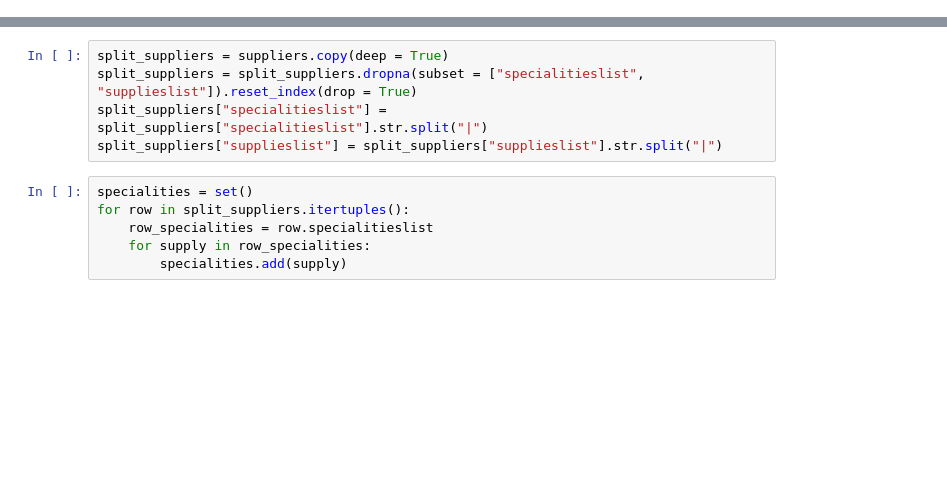
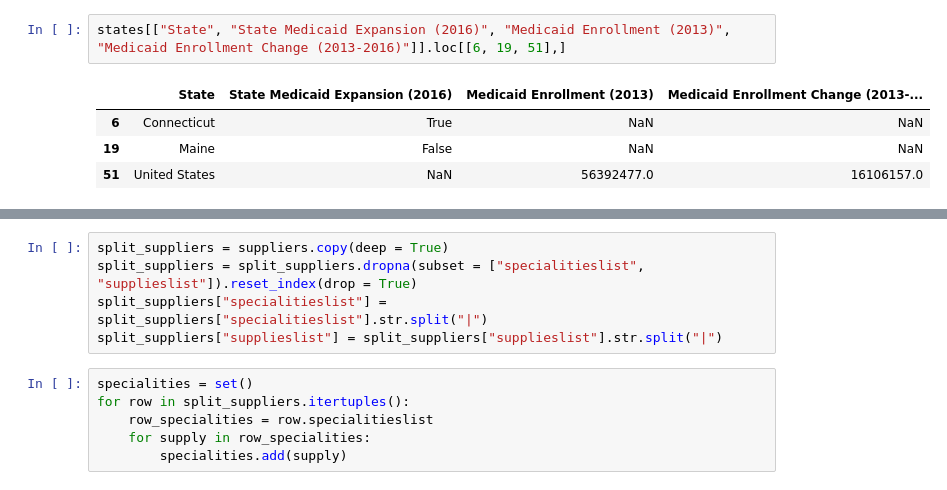
Before and after one commit to ethanduk03/dme_map, a Jupyter notebook: midterm.ipynb, the cells around one changed output, grey strips where cells are left out. Drawn from its saved outputs; the diff is of its cells as text; blank space fills up the shorter version.

```diff
--- a/midterm.ipynb
+++ b/midterm.ipynb
@@ -22,0 +77,7 @@ states.loc[missing_row_indices,]
+# %%
+states[["State", "State Medicaid Expansion (2016)", "Medicaid Enrollment (2013)", "Medicaid Enrollment Change (2013-2016)"]].loc[[6, 19, 51],]
+# %% [output]
+|  | State | State Medicaid Expansion (2016) | Medicaid Enrollment (2013) | Medicaid Enrollment Change (2013-... |
+| 6 | Connecticut | True | NaN | NaN |
+| 19 | Maine | False | NaN | NaN |
+| 51 | United States | NaN | 56392477.0 | 16106157.0 |
```
Also changed, not shown: parts of 16 cells of this notebook, 6 other files.
